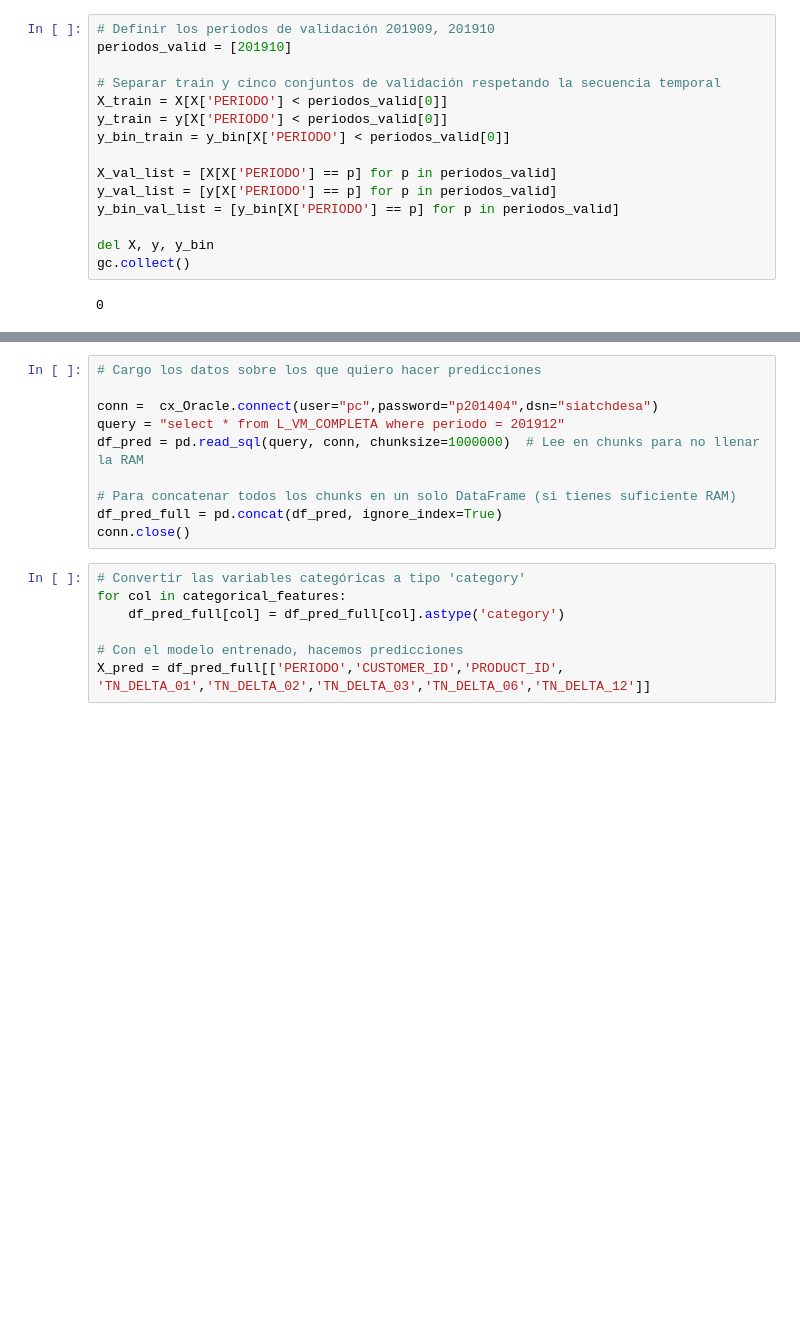
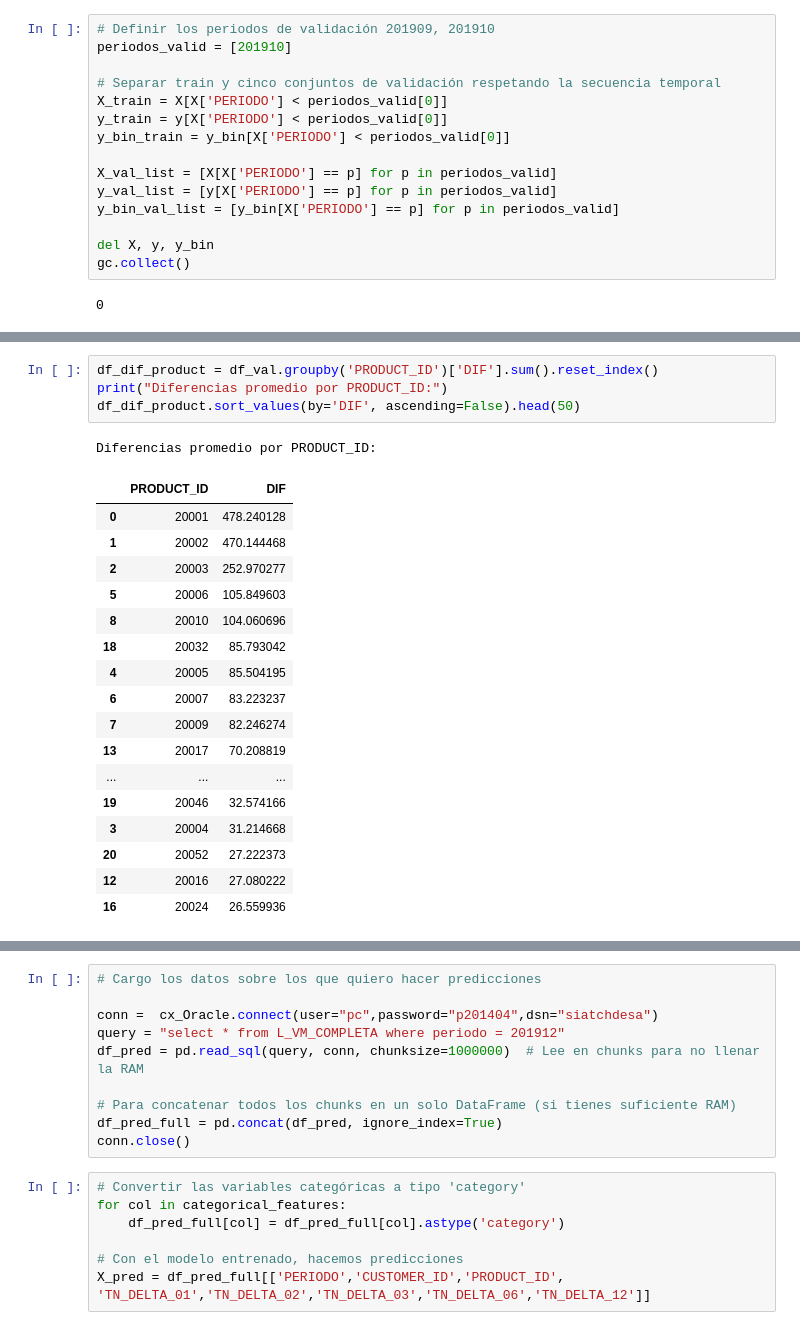
Before and after one commit to plcablinski/labo3-2025v, a Jupyter notebook: train_parquet_lgbm_clasificación_prediccion.ipynb, the cells around one changed output, grey strips where cells are left out. Drawn from its saved outputs; the diff is of its cells as text; blank space fills up the shorter version.

```diff
--- a/train_parquet_lgbm_clasificación_prediccion.ipynb
+++ b/train_parquet_lgbm_clasificación_prediccion.ipynb
@@ -167,0 +245,23 @@ plt.show()
+# %%
+df_dif_product = df_val.groupby('PRODUCT_ID')['DIF'].sum().reset_index()
+print("Diferencias promedio por PRODUCT_ID:")
+df_dif_product.sort_values(by='DIF', ascending=False).head(50)
+# %% [output]
+Diferencias promedio por PRODUCT_ID:
+|  | PRODUCT_ID | DIF |
+| 0 | 20001 | 478.240128 |
+| 1 | 20002 | 470.144468 |
+| 2 | 20003 | 252.970277 |
+| 5 | 20006 | 105.849603 |
+| 8 | 20010 | 104.060696 |
+| 18 | 20032 | 85.793042 |
+| 4 | 20005 | 85.504195 |
+| 6 | 20007 | 83.223237 |
+| 7 | 20009 | 82.246274 |
+| 13 | 20017 | 70.208819 |
+| ... | ... | ... |
+| 19 | 20046 | 32.574166 |
+| 3 | 20004 | 31.214668 |
+| 20 | 20052 | 27.222373 |
+| 12 | 20016 | 27.080222 |
+| 16 | 20024 | 26.559936 |
```
Also changed, not shown: parts of 8 cells of this notebook, 1 other file.
